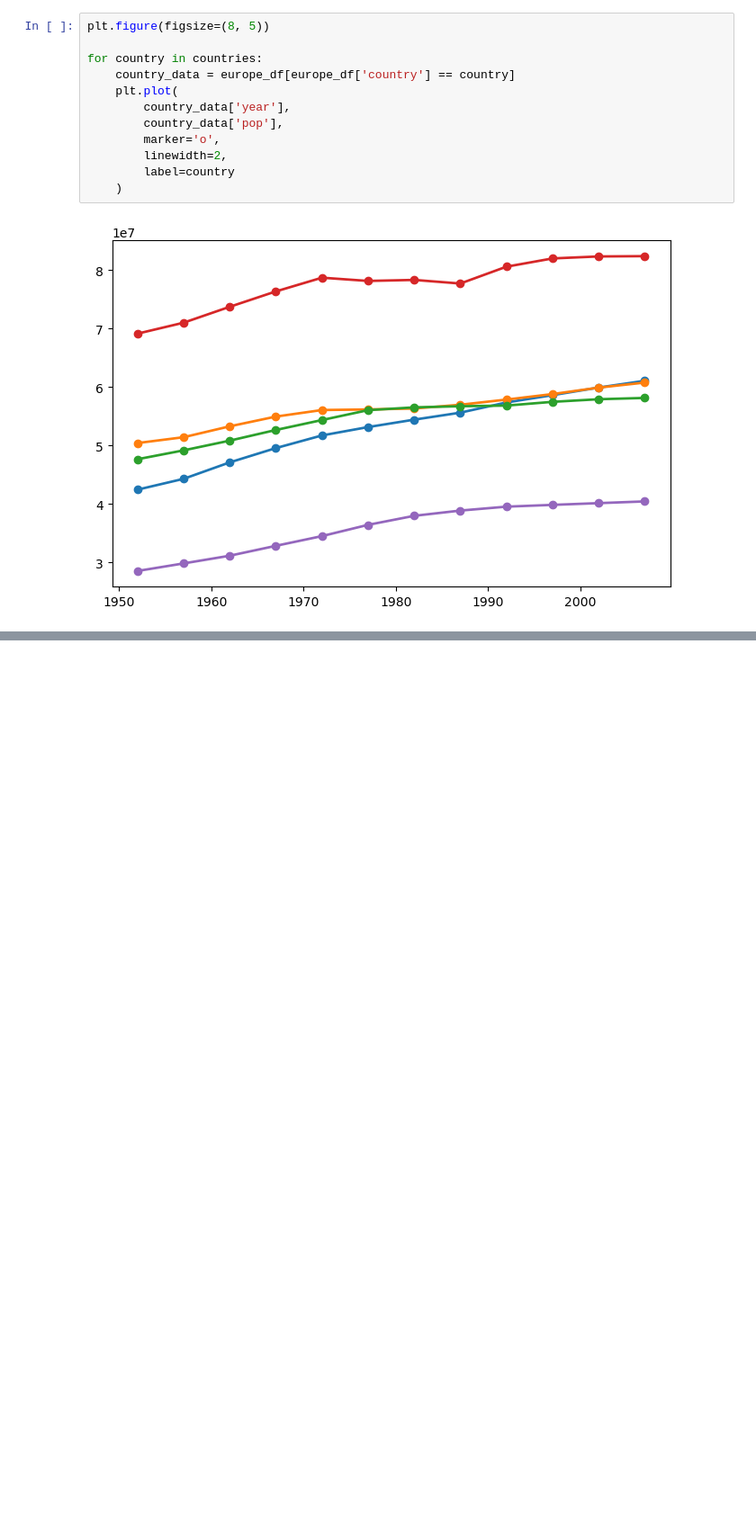
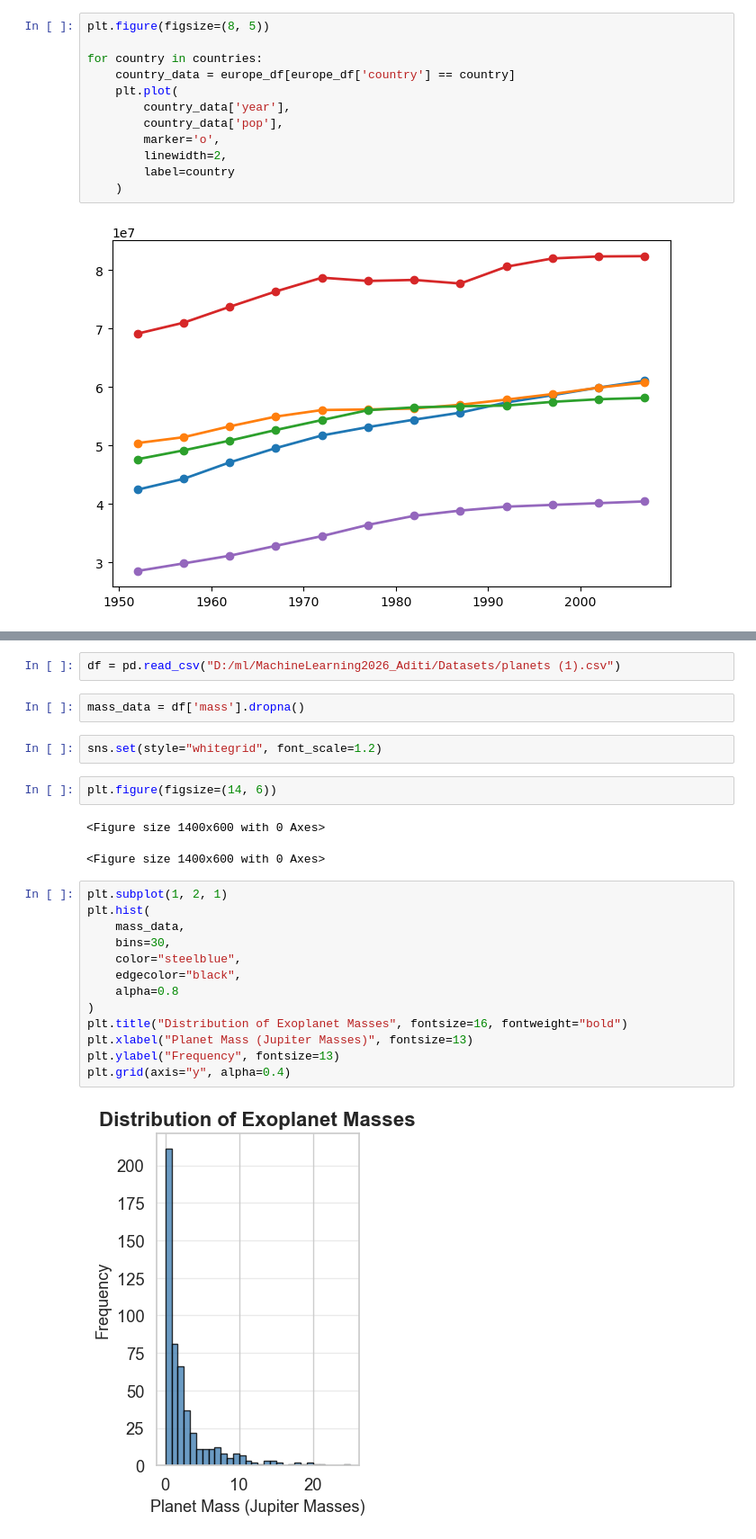
Before and after one commit to bearrr10/MachineLearning2026_Aditi, a Jupyter notebook: labs/lab1.ipynb, the cells around one changed output, grey strips where cells are left out. Shown at 90% size. Cells and saved outputs as stored; diff of their text form; blank space fills up the shorter version.

```diff
--- a/labs/lab1.ipynb
+++ b/labs/lab1.ipynb
@@ -25,0 +61,26 @@ for country in countries:
+# %%
+df = pd.read_csv("D:/ml/MachineLearning2026_Aditi/Datasets/planets (1).csv")
+# %%
+mass_data = df['mass'].dropna()
+# %%
+sns.set(style="whitegrid", font_scale=1.2)
+# %%
+plt.figure(figsize=(14, 6))
+# %% [output]
+<Figure size 1400x600 with 0 Axes>
+<Figure size 1400x600 with 0 Axes>
+# %%
+plt.subplot(1, 2, 1)
+plt.hist(
+    mass_data,
+    bins=30,
+    color="steelblue",
+    edgecolor="black",
+    alpha=0.8
+)
+plt.title("Distribution of Exoplanet Masses", fontsize=16, fontweight="bold")
+plt.xlabel("Planet Mass (Jupiter Masses)", fontsize=13)
+plt.ylabel("Frequency", fontsize=13)
+plt.grid(axis="y", alpha=0.4)
+# %% [output]
+[figure, added]
```
Also changed, not shown: parts of 7 cells of this notebook.
